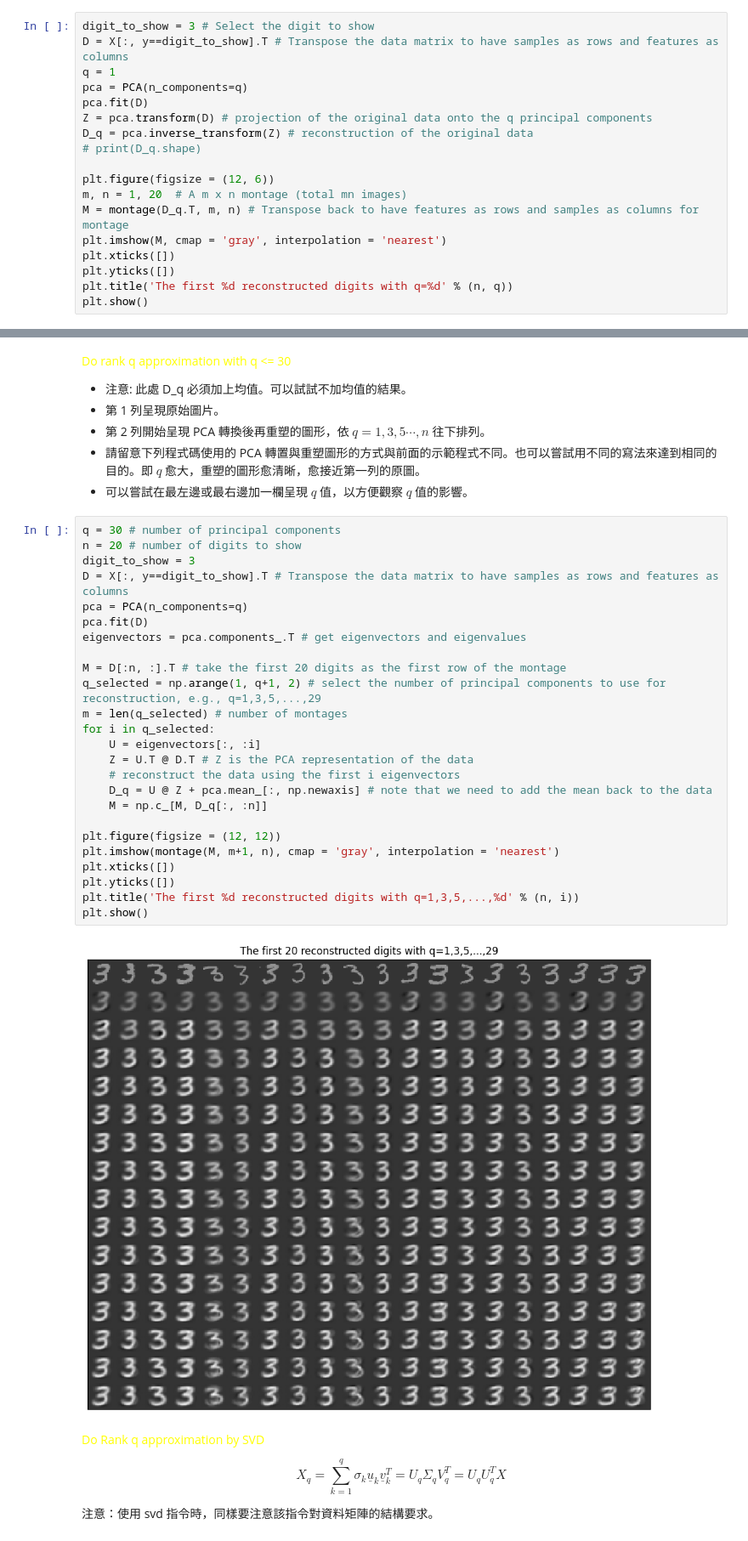
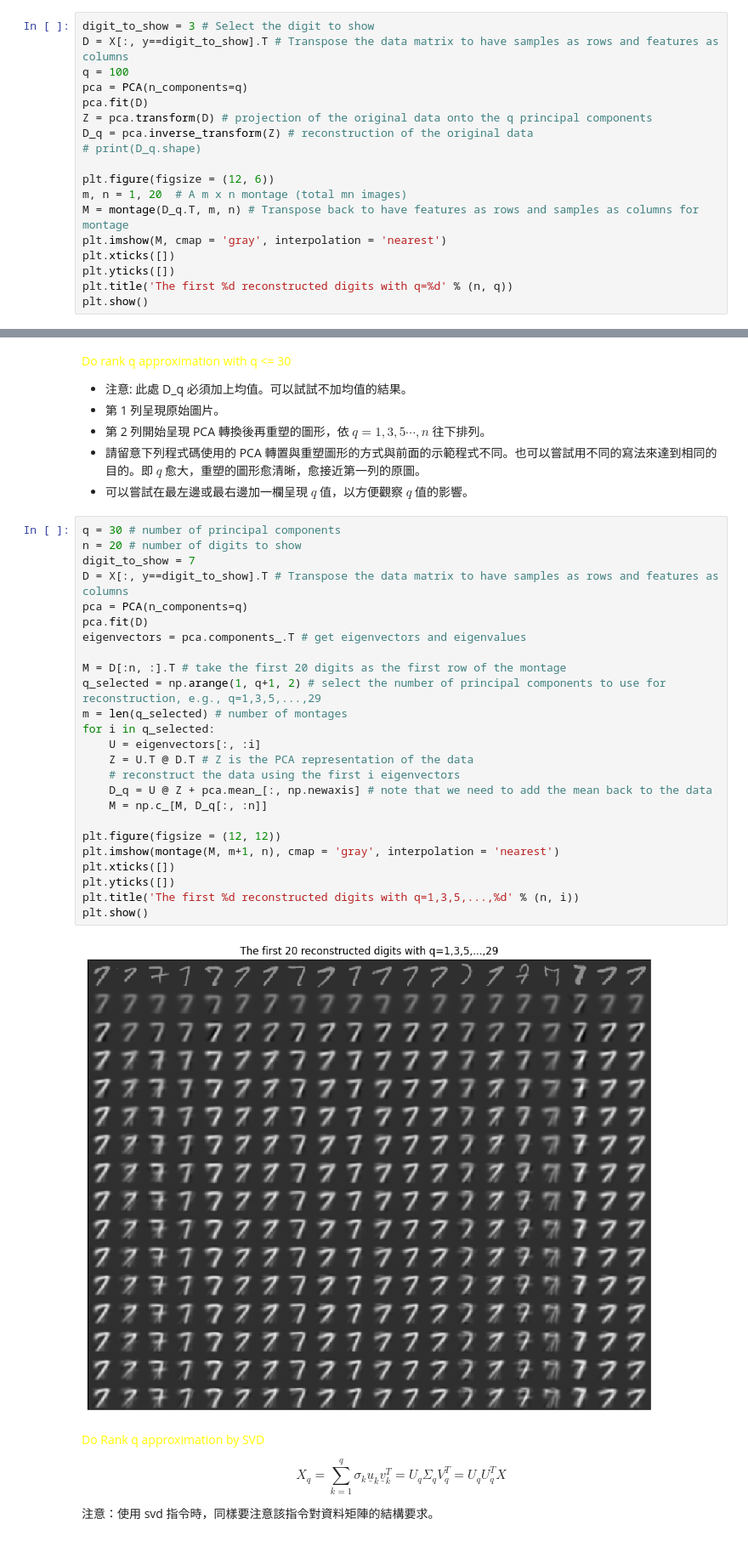
Before and after one commit to ntpuccw/InClassCoding, a Jupyter notebook: PCA_SVD_Digits.ipynb, the cells around one changed output, grey strips where cells are left out. Shown at 85% size. Drawn from its saved outputs; the diff is of its cells as text.

```diff
--- a/PCA_SVD_Digits.ipynb
+++ b/PCA_SVD_Digits.ipynb
@@ -211,7 +211,7 @@ plt.show()
 # %%
 digit_to_show = 3 # Select the digit to show
 D = X[:, y==digit_to_show].T # Transpose the data matrix to have samples as rows and features as columns
-q = 1
+q = 100
 pca = PCA(n_components=q)
 pca.fit(D)
 Z = pca.transform(D) # projection of the original data onto the q principal components
@@ -239,30 +239,30 @@ plt.show()
 # %%
 q = 30 # number of principal components
 n = 20 # number of digits to show
-digit_to_show = 3
+digit_to_show = 7
 D = X[:, y==digit_to_show].T # Transpose the data matrix to have samples as rows and features as columns
 pca = PCA(n_components=q)
 pca.fit(D)
 eigenvectors = pca.components_.T # get eigenvectors and eigenvalues
 
 M = D[:n, :].T # take the first 20 digits as the first row of the montage
 q_selected = np.arange(1, q+1, 2) # select the number of principal components to use for reconstruction, e.g., q=1,3,5,...,29
 m = len(q_selected) # number of montages
 for i in q_selected:
     U = eigenvectors[:, :i]
     Z = U.T @ D.T # Z is the PCA representation of the data
     # reconstruct the data using the first i eigenvectors
     D_q = U @ Z + pca.mean_[:, np.newaxis] # note that we need to add the mean back to the data
     M = np.c_[M, D_q[:, :n]]
 
 plt.figure(figsize = (12, 12))
 plt.imshow(montage(M, m+1, n), cmap = 'gray', interpolation = 'nearest')
 plt.xticks([])
 plt.yticks([])
 plt.title('The first %d reconstructed digits with q=1,3,5,...,%d' % (n, i))
 plt.show()
 # %% [output]
-[figure, old version]
+[figure, new version]
 # %% [markdown]
 <font color=yellow>Do Rank q approximation by SVD</font>
 
```
Also changed, not shown: parts of 2 cells of this notebook, 1 other file.
